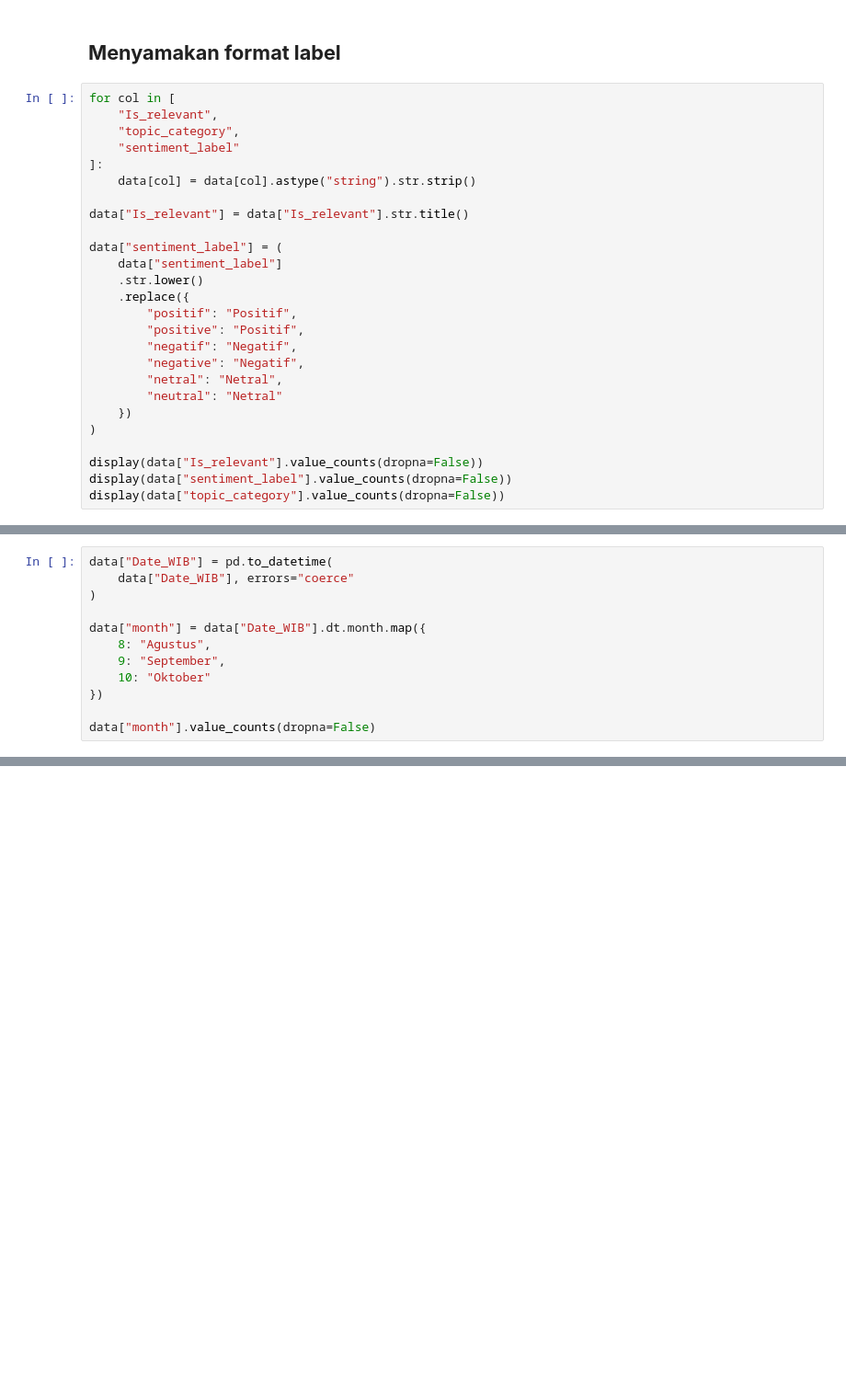
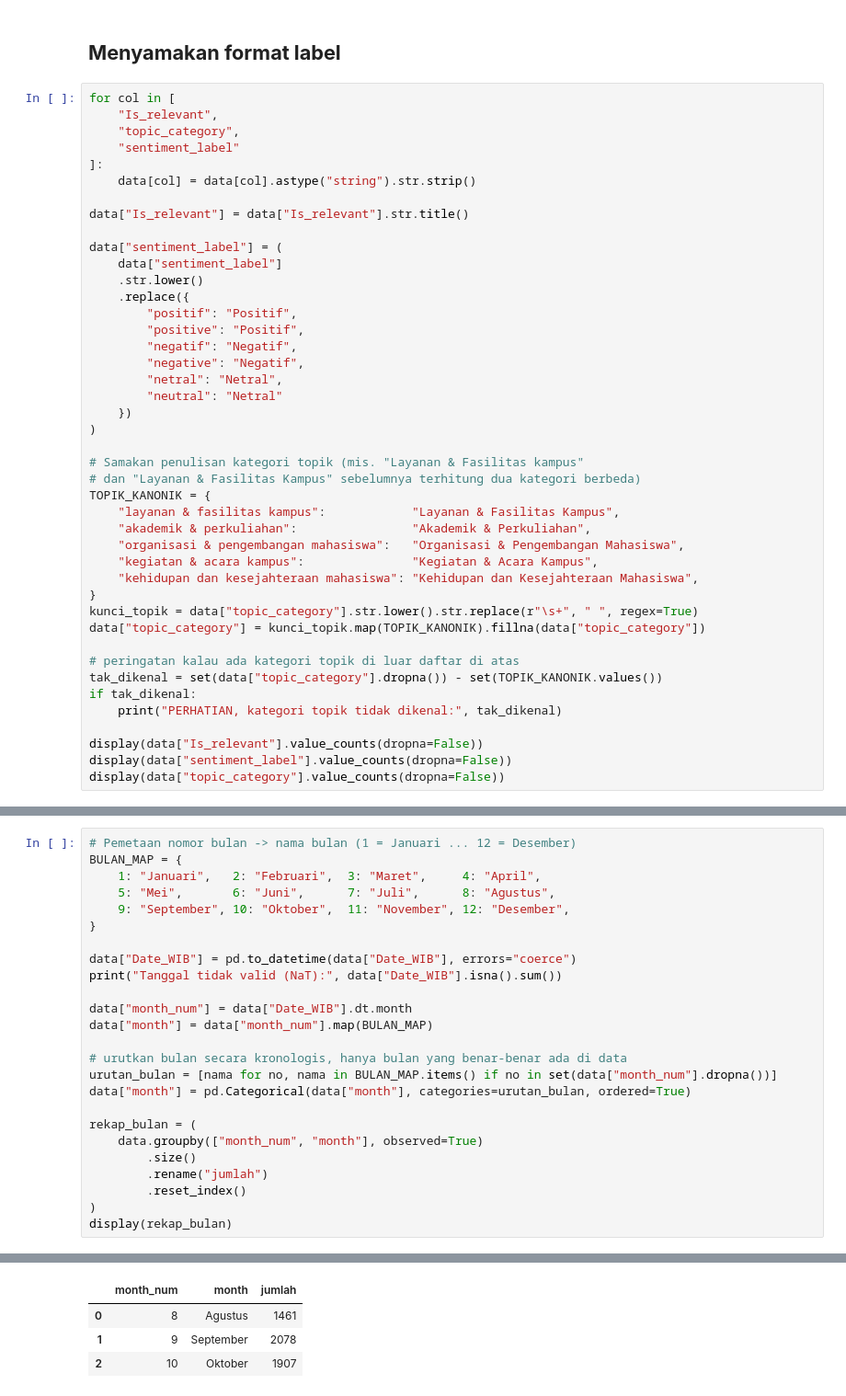
Before and after one commit to zerlyna/MenfessPENS, a Jupyter notebook: notebook/data_preparation.ipynb, the cells around one changed output, grey strips where cells are left out. Shown at 92% size. Cells and saved outputs as stored; diff of their text form; blank space fills up the shorter version.

```diff
--- a/notebook/data_preparation.ipynb
+++ b/notebook/data_preparation.ipynb
@@ -147,6 +160,23 @@ data["sentiment_label"] = (
     })
 )
 
+# Samakan penulisan kategori topik (mis. "Layanan & Fasilitas kampus"
+# dan "Layanan & Fasilitas Kampus" sebelumnya terhitung dua kategori berbeda)
+TOPIK_KANONIK = {
+    "layanan & fasilitas kampus":            "Layanan & Fasilitas Kampus",
+    "akademik & perkuliahan":                "Akademik & Perkuliahan",
+    "organisasi & pengembangan mahasiswa":   "Organisasi & Pengembangan Mahasiswa",
+    "kegiatan & acara kampus":               "Kegiatan & Acara Kampus",
+    "kehidupan dan kesejahteraan mahasiswa": "Kehidupan dan Kesejahteraan Mahasiswa",
+}
+kunci_topik = data["topic_category"].str.lower().str.replace(r"\s+", " ", regex=True)
+data["topic_category"] = kunci_topik.map(TOPIK_KANONIK).fillna(data["topic_category"])
+
+# peringatan kalau ada kategori topik di luar daftar di atas
+tak_dikenal = set(data["topic_category"].dropna()) - set(TOPIK_KANONIK.values())
+if tak_dikenal:
+    print("PERHATIAN, kategori topik tidak dikenal:", tak_dikenal)
+
 display(data["Is_relevant"].value_counts(dropna=False))
 display(data["sentiment_label"].value_counts(dropna=False))
 display(data["topic_category"].value_counts(dropna=False))
@@ -174,13 +225,26 @@ Name: count, dtype: Int64
 # %%
-data["Date_WIB"] = pd.to_datetime(
-    data["Date_WIB"], errors="coerce"
+# Pemetaan nomor bulan -> nama bulan (1 = Januari ... 12 = Desember)
+BULAN_MAP = {
+    1: "Januari",   2: "Februari",  3: "Maret",     4: "April",
+    5: "Mei",       6: "Juni",      7: "Juli",      8: "Agustus",
+    9: "September", 10: "Oktober",  11: "November", 12: "Desember",
+}
+
+data["Date_WIB"] = pd.to_datetime(data["Date_WIB"], errors="coerce")
+print("Tanggal tidak valid (NaT):", data["Date_WIB"].isna().sum())
+
+data["month_num"] = data["Date_WIB"].dt.month
+data["month"] = data["month_num"].map(BULAN_MAP)
+
+# urutkan bulan secara kronologis, hanya bulan yang benar-benar ada di data
+urutan_bulan = [nama for no, nama in BULAN_MAP.items() if no in set(data["month_num"].dropna())]
+data["month"] = pd.Categorical(data["month"], categories=urutan_bulan, ordered=True)
+
+rekap_bulan = (
+    data.groupby(["month_num", "month"], observed=True)
+        .size()
+        .rename("jumlah")
+        .reset_index()
 )
-
-data["month"] = data["Date_WIB"].dt.month.map({
-    8: "Agustus",
-    9: "September",
-    10: "Oktober"
-})
-
-data["month"].value_counts(dropna=False)
+display(rekap_bulan)
 # %% [output]
@@ -192,3 +252,7 @@ Name: count, dtype: int64
+|  | month_num | month | jumlah |
+| 0 | 8 | Agustus | 1461 |
+| 1 | 9 | September | 2078 |
+| 2 | 10 | Oktober | 1907 |
 # %%
 print("Jumlah data:", len(data))
 print("\nLabel relevansi:")
```
Also changed, not shown: parts of 10 cells of this notebook, 11 other files.
